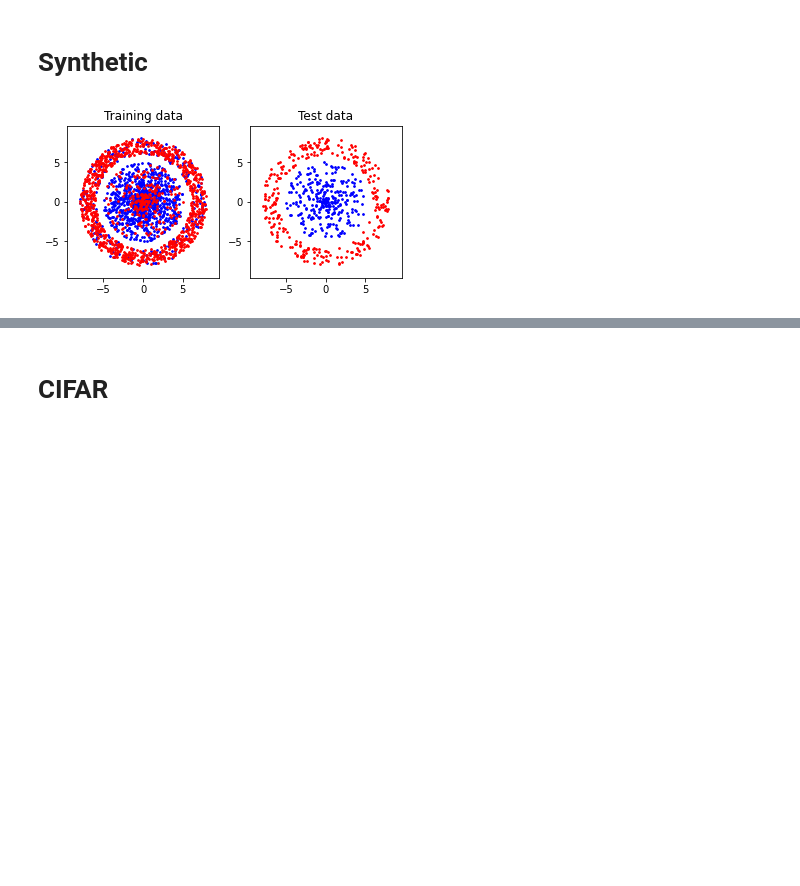
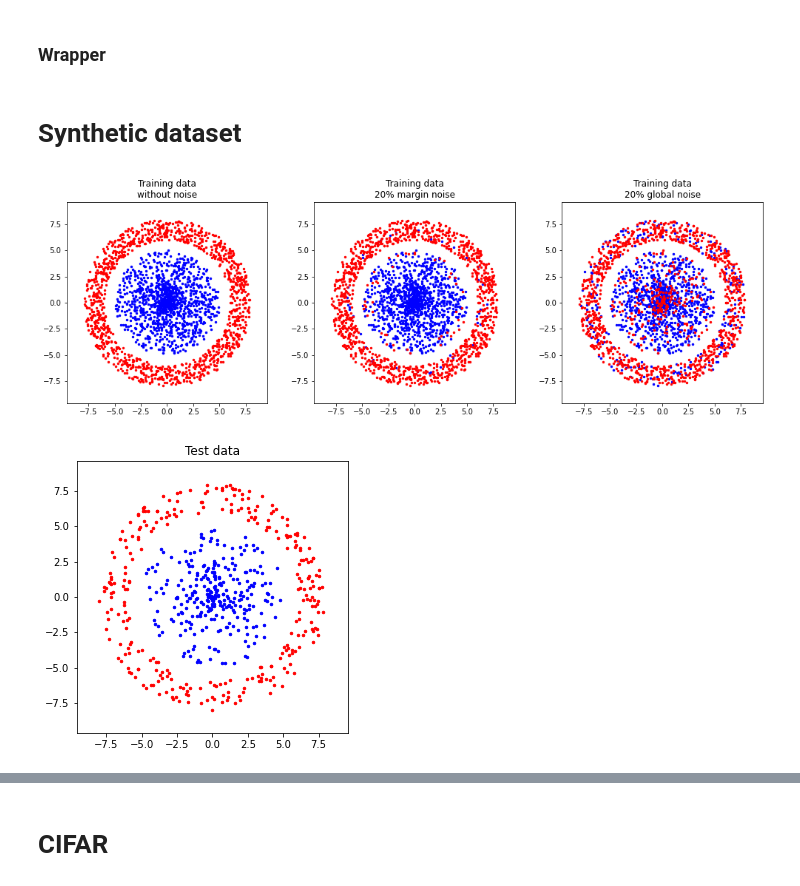
Before and after one commit to wblachowski/training-with-bitempered, a Jupyter notebook: Untitled.ipynb, the cells around one changed output, grey strips where cells are left out. Cells and saved outputs as stored; diff of their text form; code cells hidden in the pictures; blank space fills up the shorter version.

Commit message:
Cifar update, conditional wrapper

```diff
--- a/Untitled.ipynb
+++ b/Untitled.ipynb
@@ -13,0 +36,2 @@ from loss import bi_tempered_logistic_loss
+# %% [markdown]
+### Wrapper
@@ -14,18 +49,34 @@ from loss import bi_tempered_logistic_loss
 # %% [markdown]
-# Synthetic
+# Synthetic dataset
 # %%
 blue_train = generate_points(1200, 0 ,5)
 red_train = generate_points(1200, 6, 8)
-mix(blue_train, red_train, 0, 8, 0.2)
-plt.subplot(1, 2, 1)
-plt.title("Training data")
+blue_train_margin_noise, red_train_margin_noise = np.copy(blue_train), np.copy(red_train)
+blue_train_global_noise, red_train_global_noise = np.copy(blue_train), np.copy(red_train)
+
+mix_points(blue_train_margin_noise, red_train_margin_noise, 4, 7, 0.2)
+mix_points(blue_train_global_noise, red_train_global_noise, 0, 8, 0.2)
+
+plt.figure(figsize=(17,5))
+plt.subplot(1, 3, 1)
+plt.title("Training data\nwithout noise")
 plot_points([blue_train, red_train], 8)
 
+plt.subplot(1, 3, 2)
+plt.title("Training data\n20% margin noise")
+plot_points([blue_train_margin_noise, red_train_margin_noise], 8)
+
+plt.subplot(1, 3, 3)
+plt.title("Training data\n20% global noise")
+plot_points([blue_train_global_noise, red_train_global_noise], 8)
+plt.show()
+
+plt.figure(figsize=(6,5))
 blue_valid = generate_points(300, 0 ,5)
 red_valid = generate_points(300, 6, 8)
-plt.subplot(1, 2, 2)
 plt.title("Test data")
 plot_points([blue_valid, red_valid], 8)
 plt.show()
 # %% [output]
-[figure, old version]
+[figure, new version]
+[figure, added]
```
Also changed, not shown: parts of 25 cells of this notebook.
